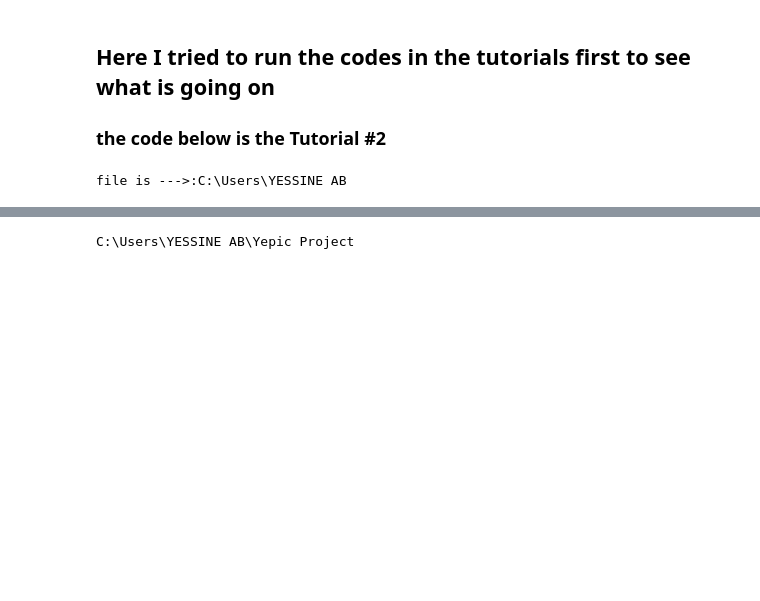
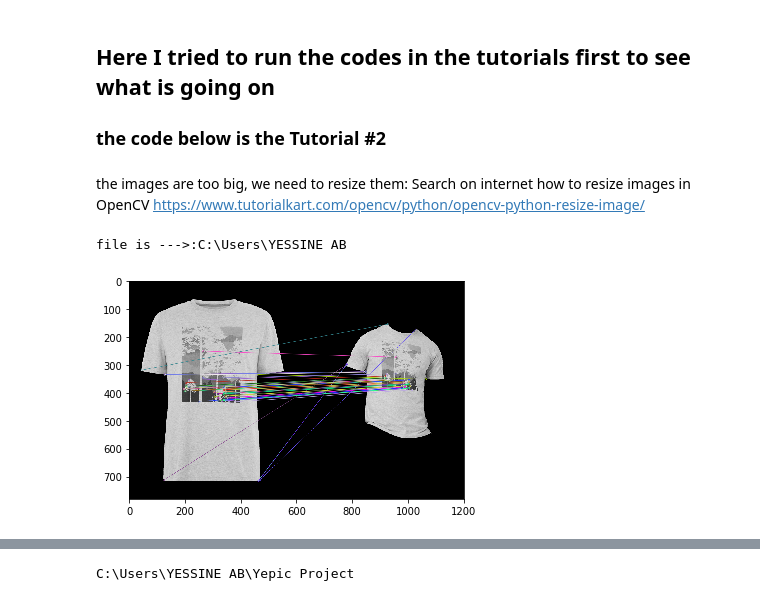
Before and after one commit to YAssineAbGit/Feature_Matching__AI_Technical_Task, a Jupyter notebook: Yepic_Workflow_python.ipynb, the cells around one changed output, grey strips where cells are left out. Drawn from its saved outputs; the diff is of its cells as text; code cells hidden in the pictures; blank space fills up the shorter version.

```diff
--- a/Yepic_Workflow_python.ipynb
+++ b/Yepic_Workflow_python.ipynb
@@ -59,6 +59,10 @@ Quick search on how to use **Jupyter Notebook**:
 # %% [markdown]
 ## Here I tried to run the codes in the tutorials first to see what is going on
 ### the code below is the Tutorial \#2
+# %% [markdown]
+the images are too big, we need to resize them:
+Search on internet how to resize images in OpenCV
+https://www.tutorialkart.com/opencv/python/opencv-python-resize-image/
 # %%
 # -*- coding: utf-8 -*-
 """
@@ -69,6 +73,7 @@ Created on Sat Sep  7 13:58:14 2019
 
 import cv2
 import numpy as np
+from matplotlib import pyplot as plt
 import os.path
 import os
 # =============================================================================
@@ -108,35 +113,37 @@ kp2, des2 = orb.detectAndCompute(img2, None)
 # =============================================================================
 
 # Brute Force Matching:
 bf = cv2.BFMatcher(cv2.NORM_HAMMING, crossCheck=True)
 
 matches = bf.match(des1,des2)
 
 #print(len(matches)) 177
 
 matches = sorted(matches, key = lambda x:x.distance)
 
 matching_result = cv2.drawMatches(img1, kp1, img2, kp2, matches[:50], None, flags = 2)
 
 # =============================================================================
 # for m in matches:
 #     print(m.distance)
 #
 # =============================================================================
 
 # the images are too big, we need to resize them:
 # Search on internet how to resize images in OpenCV
 # https://www.tutorialkart.com/opencv/python/opencv-python-resize-image/
 
 #cv2.imshow("Image_1",img1)
 #cv2.imshow("Image_2",img2)
-
-cv2.imshow("C:\Users\YESSINE AB\Yepic Project\img\Matching_result", matching_result)
+plt.imshow(matching_result)
+plt.show()
+cv2.imshow(wdir +"\img\Matching_result", matching_result)
 
 cv2.waitKey(0)
 cv2.destroyAllWindows()
 # %% [output]
 file is --->:C:\Users\YESSINE AB
+[figure, added]
 # %%
 !python Test_Yepic_Tutorial_Video.py
 # %% [output]
```
Also changed, not shown: parts of 1 cell of this notebook, 2 other files.
